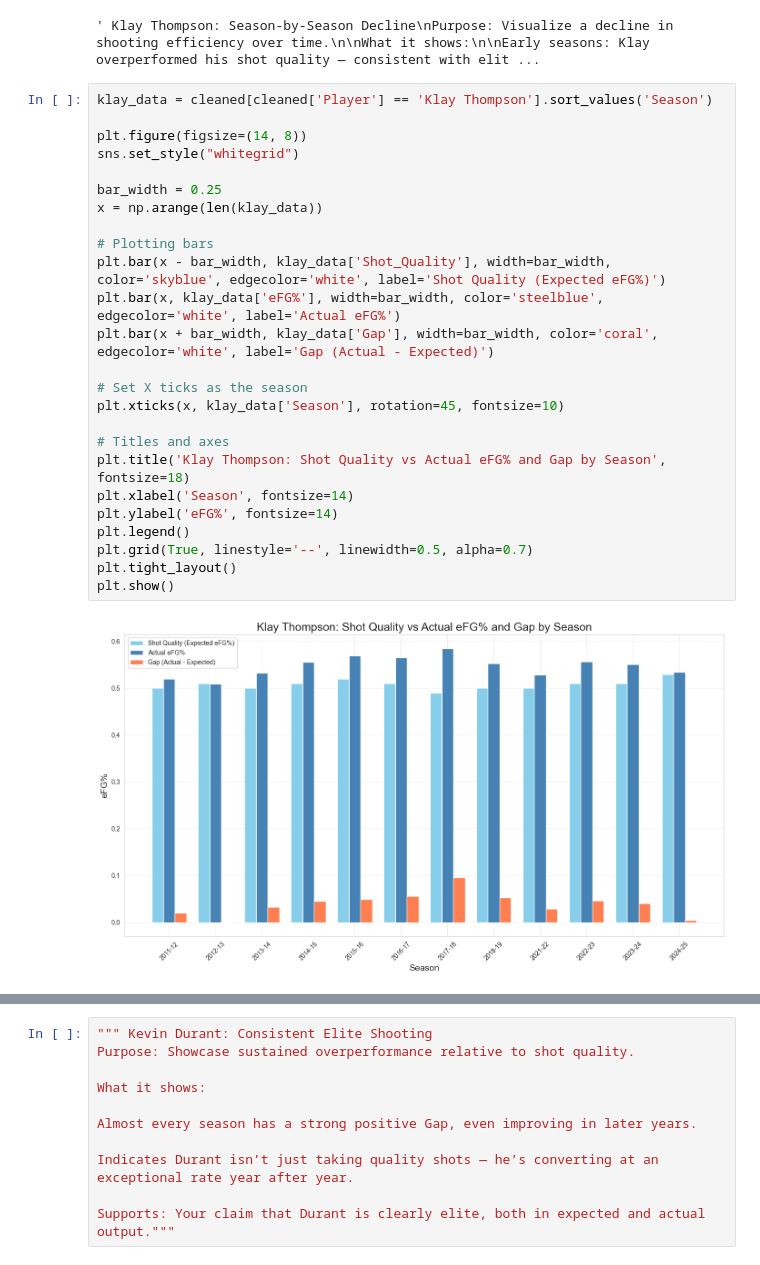
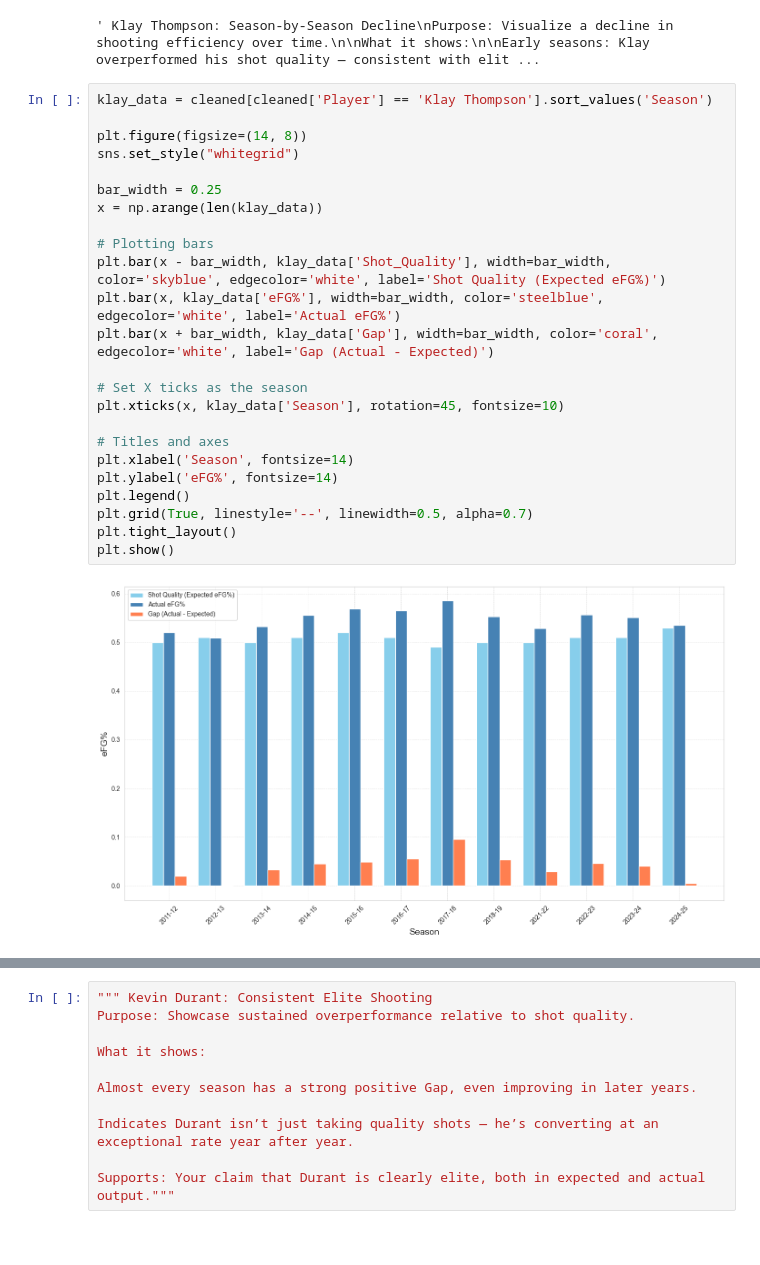
Before and after one commit to KeanuVentura/BeyondOpenLooks, a Jupyter notebook: beyond_open_looks_notebook.ipynb, the cells around one changed output, grey strips where cells are left out. Cells and saved outputs as stored; diff of their text form.

```diff
--- a/beyond_open_looks_notebook.ipynb
+++ b/beyond_open_looks_notebook.ipynb
@@ -176,27 +170,26 @@ Supports: Why Klay no longer classifies as elite despite reputation."""
 # %%
 klay_data = cleaned[cleaned['Player'] == 'Klay Thompson'].sort_values('Season')
 
 plt.figure(figsize=(14, 8))
 sns.set_style("whitegrid")
 
 bar_width = 0.25
 x = np.arange(len(klay_data))
 
 # Plotting bars
 plt.bar(x - bar_width, klay_data['Shot_Quality'], width=bar_width, color='skyblue', edgecolor='white', label='Shot Quality (Expected eFG%)')
 plt.bar(x, klay_data['eFG%'], width=bar_width, color='steelblue', edgecolor='white', label='Actual eFG%')
 plt.bar(x + bar_width, klay_data['Gap'], width=bar_width, color='coral', edgecolor='white', label='Gap (Actual - Expected)')
 
 # Set X ticks as the season
 plt.xticks(x, klay_data['Season'], rotation=45, fontsize=10)
 
 # Titles and axes
-plt.title('Klay Thompson: Shot Quality vs Actual eFG% and Gap by Season', fontsize=18)
 plt.xlabel('Season', fontsize=14)
 plt.ylabel('eFG%', fontsize=14)
 plt.legend()
 plt.grid(True, linestyle='--', linewidth=0.5, alpha=0.7)
 plt.tight_layout()
 plt.show()
 # %% [output]
-[figure, old version]
+[figure, new version]
```
Also changed, not shown: parts of 4 cells of this notebook, 2 other files.
